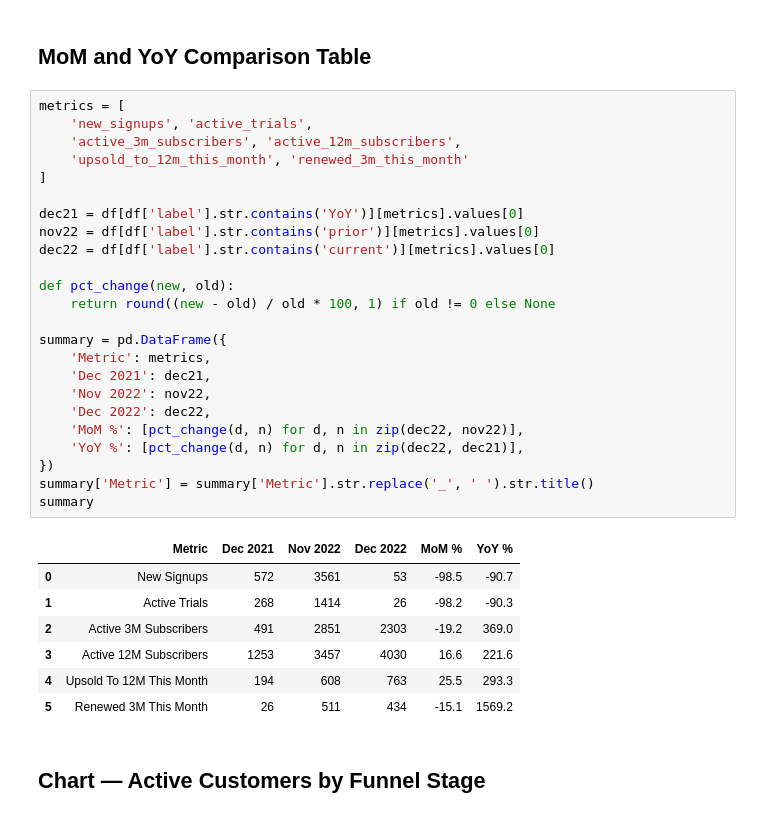
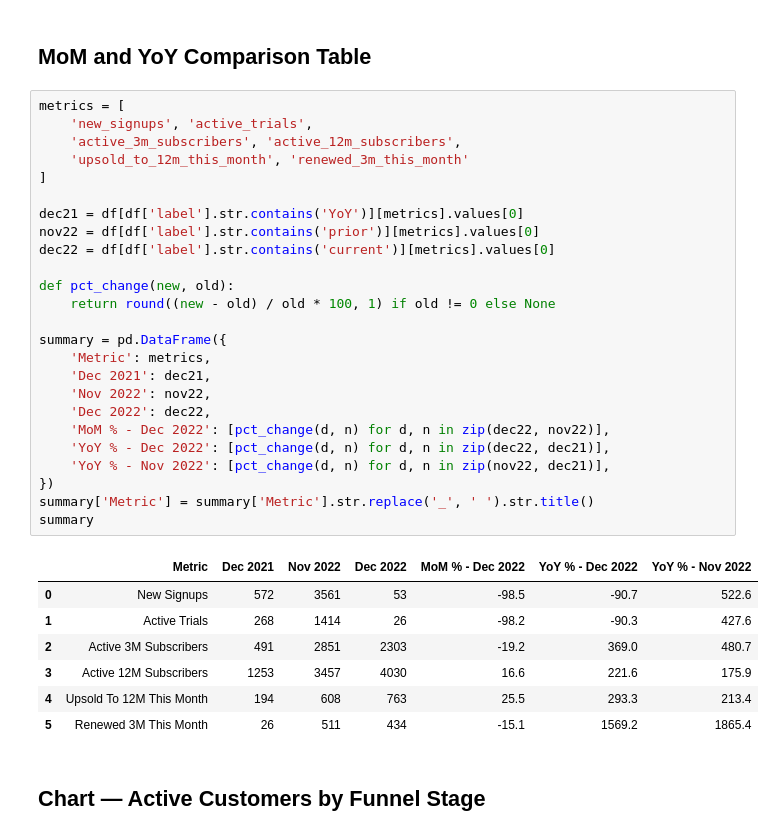
Before and after one commit to jsprovost1/geekybald_analysis, a Jupyter notebook: notebooks/W1Q2_active_customers_snapshot.ipynb, the cells around one changed output. Saved outputs shown, nothing was run; the diff lists cells and outputs as text.

```diff
--- a/notebooks/W1Q2_active_customers_snapshot.ipynb
+++ b/notebooks/W1Q2_active_customers_snapshot.ipynb
@@ -70,35 +75,36 @@ The MoM comparison table below separates these two groups accordingly.
 # %%
 metrics = [
     'new_signups', 'active_trials',
     'active_3m_subscribers', 'active_12m_subscribers',
     'upsold_to_12m_this_month', 'renewed_3m_this_month'
 ]
 
 dec21 = df[df['label'].str.contains('YoY')][metrics].values[0]
 nov22 = df[df['label'].str.contains('prior')][metrics].values[0]
 dec22 = df[df['label'].str.contains('current')][metrics].values[0]
 
 def pct_change(new, old):
     return round((new - old) / old * 100, 1) if old != 0 else None
 
 summary = pd.DataFrame({
     'Metric': metrics,
     'Dec 2021': dec21,
     'Nov 2022': nov22,
     'Dec 2022': dec22,
-    'MoM %': [pct_change(d, n) for d, n in zip(dec22, nov22)],
-    'YoY %': [pct_change(d, n) for d, n in zip(dec22, dec21)],
+    'MoM % - Dec 2022': [pct_change(d, n) for d, n in zip(dec22, nov22)],
+    'YoY % - Dec 2022': [pct_change(d, n) for d, n in zip(dec22, dec21)],
+    'YoY % - Nov 2022': [pct_change(d, n) for d, n in zip(nov22, dec21)],
 })
 summary['Metric'] = summary['Metric'].str.replace('_', ' ').str.title()
 summary
 # %% [output]
-|  | Metric | Dec 2021 | Nov 2022 | Dec 2022 | MoM % | YoY % |
-| 0 | New Signups | 572 | 3561 | 53 | -98.5 | -90.7 |
-| 1 | Active Trials | 268 | 1414 | 26 | -98.2 | -90.3 |
-| 2 | Active 3M Subscribers | 491 | 2851 | 2303 | -19.2 | 369.0 |
-| 3 | Active 12M Subscribers | 1253 | 3457 | 4030 | 16.6 | 221.6 |
-| 4 | Upsold To 12M This Month | 194 | 608 | 763 | 25.5 | 293.3 |
-| 5 | Renewed 3M This Month | 26 | 511 | 434 | -15.1 | 1569.2 |
+|  | Metric | Dec 2021 | Nov 2022 | Dec 2022 | MoM % - Dec 2022 | YoY % - Dec 2022 | YoY % - Nov 2022 |
+| 0 | New Signups | 572 | 3561 | 53 | -98.5 | -90.7 | 522.6 |
+| 1 | Active Trials | 268 | 1414 | 26 | -98.2 | -90.3 | 427.6 |
+| 2 | Active 3M Subscribers | 491 | 2851 | 2303 | -19.2 | 369.0 | 480.7 |
+| 3 | Active 12M Subscribers | 1253 | 3457 | 4030 | 16.6 | 221.6 | 175.9 |
+| 4 | Upsold To 12M This Month | 194 | 608 | 763 | 25.5 | 293.3 | 213.4 |
+| 5 | Renewed 3M This Month | 26 | 511 | 434 | -15.1 | 1569.2 | 1865.4 |
 # %% [markdown]
 ## Chart — Active Customers by Funnel Stage
 # %%
```
Also changed, not shown: parts of 2 cells of this notebook, 25 other files.
